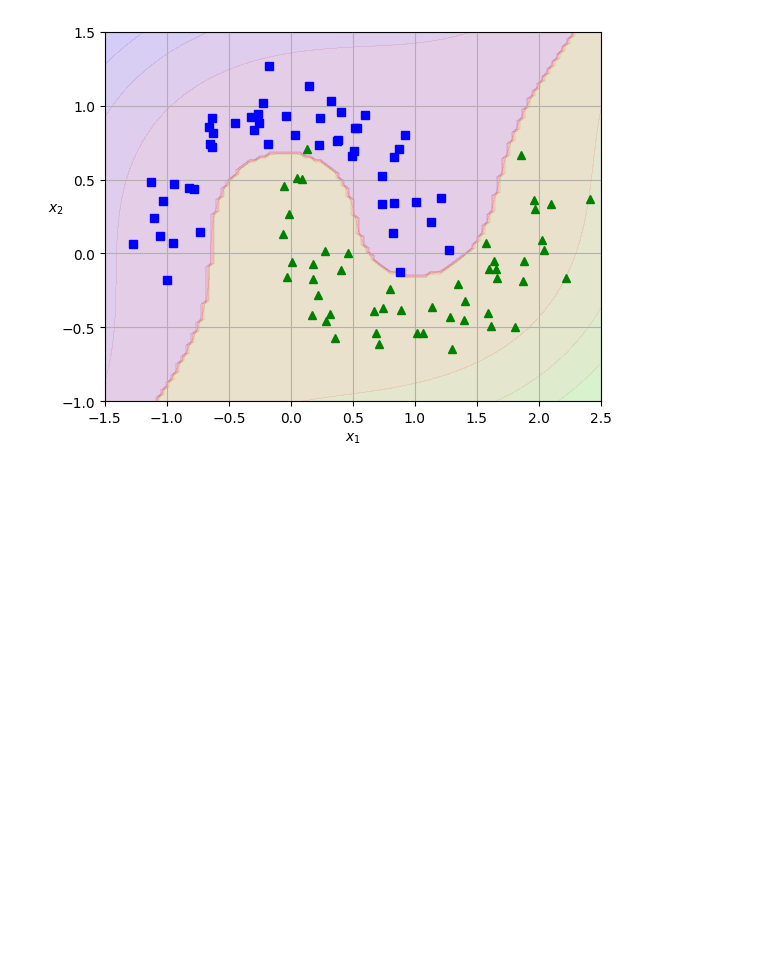
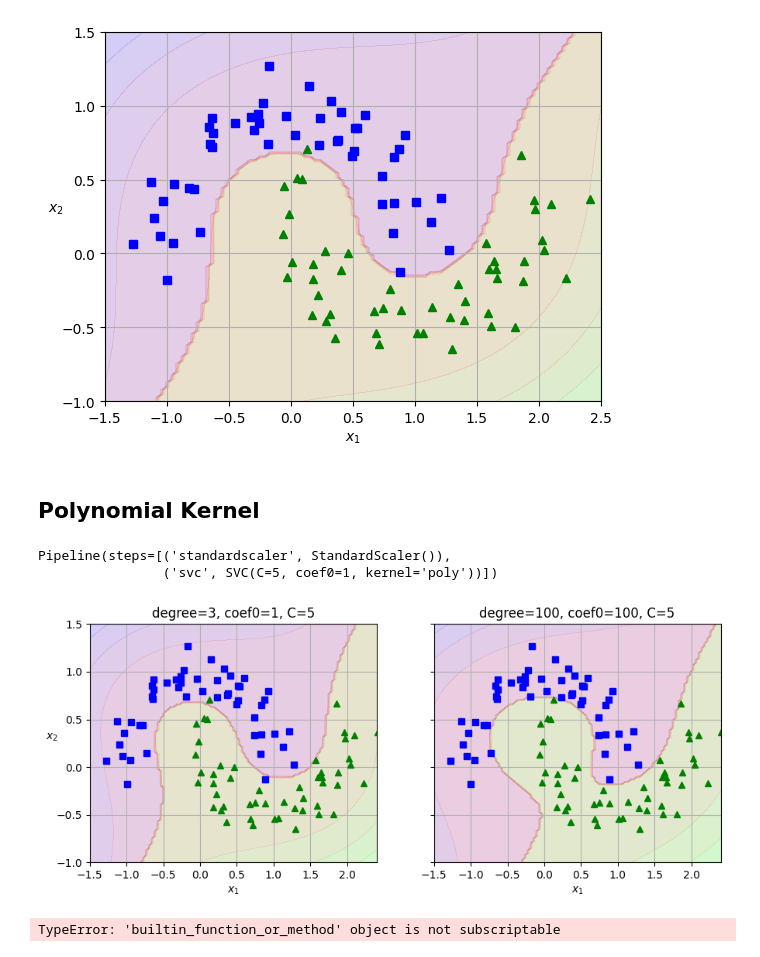
Before and after one commit to sunodmongia/SVM, a Jupyter notebook: svm.ipynb, the cells around one changed output. Cells and saved outputs as stored; diff of their text form; code cells hidden in the pictures; blank space fills up the shorter version.

```diff
--- a/svm.ipynb
+++ b/svm.ipynb
@@ -309,3 +309,51 @@ plot_dataset(X, y, [-1.5, 2.5, -1, 1.5])
 plt.show()
 # %% [output]
 [figure]
+# %% [markdown]
+## Polynomial Kernel
+# %%
+from sklearn.svm import SVC
+
+poly_kernel_svm_clf = make_pipeline(
+    StandardScaler(), SVC(kernel="poly", degree=3, coef0=1, C=5)
+)
+poly_kernel_svm_clf.fit(X, y)
+# %% [output]
+Pipeline(steps=[('standardscaler', StandardScaler()),
+                ('svc', SVC(C=5, coef0=1, kernel='poly'))])
+# %%
+poly_kernel_svm_clf_2 = make_pipeline(
+    StandardScaler(), SVC(kernel="poly", degree=10, coef0=100, C=5)
+)
+poly_kernel_svm_clf_2.fit(X, y)
+
+fig, axes = plt.subplots(ncols=2, figsize=(10.5, 4), sharey=True)
+
+plt.sca(axes[0])
+plot_predictions(poly_kernel_svm_clf, [-1.5, 2.4, -1.0, 1.5])
+plot_dataset(X, y, [-1.5, 2.4, -1.0, 1.5])
+plt.title("degree=3, coef0=1, C=5")
+
+plt.sca(axes[1])
+plot_predictions(poly_kernel_svm_clf_2, [-1.5, 2.4, -1.0, 1.5])
+plot_dataset(X, y, [-1.5, 2.4, -1.0, 1.5])
+plt.title("degree=100, coef0=100, C=5")
+plt.ylabel("")
+plt.show()
+# %% [output]
+[figure, added]
+# %%
+def gaussian_rbf(x, landmark, gamma):
+    return np.exp(-gamma * np.linalg.norm(x - landmark, axis=1) ** 2)
+
+
+gamma = 0.3
+
+x1s = np.linspace(-4.5, 4.5, 200).reshape(-1, 1)
+x2s = gaussian_rbf(x1s, -2, gamma)
+x3s = gaussian_rbf(x1s, 1, gamma)
+
+XK = np.c_[gaussian_rbf(X1D, -2, gamma), gaussian_rbf(X1D, 1, gamma)]
+yk = np.array[(0, 0, 1, 1, 1, 1, 0, 0)]
+# %% [output]
+TypeError: 'builtin_function_or_method' object is not subscriptable
```
